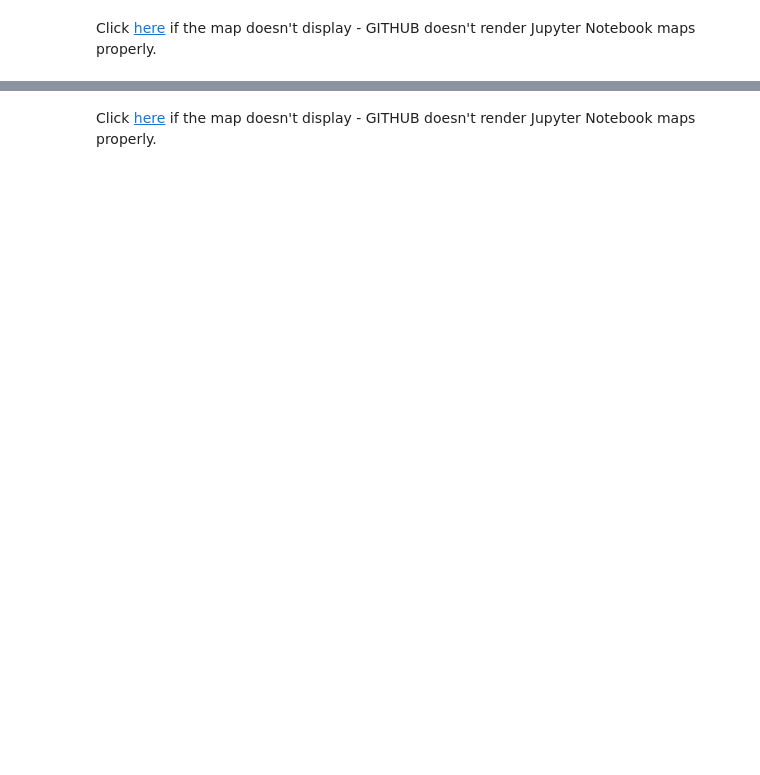
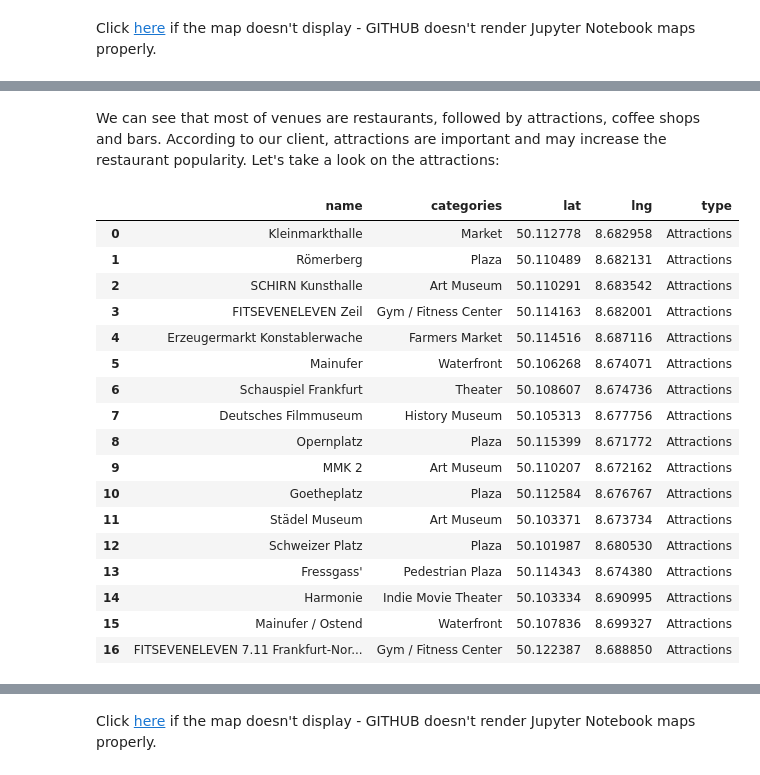
Before and after one commit to leaofrigo/Coursera_Capstone, a Jupyter notebook: mkt_analysis_final.ipynb, the cells around one changed output, grey strips where cells are left out. Drawn from its saved outputs; the diff is of its cells as text; code cells hidden in the pictures; blank space fills up the shorter version.

```diff
--- a/mkt_analysis_final.ipynb
+++ b/mkt_analysis_final.ipynb
@@ -35,17 +37,23 @@ The client gave the following rules and recommendations:
 # %%
 import requests
 import pandas as pd
+import seaborn as sns
+import folium
+import geopy
+from geopy.distance import distance
 from pandas import json_normalize
 
-# Frankfurt's finance center lat / lon
-fkf_latlon=[50.110924,8.682127]
+# frankfurt's finance center lat / lon
+fkf_lat=50.110924
+fkf_lon=8.682127
+fkf_latlon=[fkf_lat,fkf_lon]
 
-# Foursquare API credentials are stored in a hidden file
+# foursquare API credentials are stored in a hidden file
 from secret_settings import *
 
-# Foursquare API request parameters
+# foursquare API request parameters
 LIMIT = 100
-radius = 2500
+radius = 3000
 
 # request from Foursquare API
 url = 'https://api.foursquare.com/v2/venues/explore?&client_id={}&client_secret={}&v={}&ll={},{}&radius={}&limit={}'.format(
@@ -83,4 +91,6 @@ fkf_location_venues['venue.categories'] = fkf_location_venues.apply(get_category
 
 # clean columns
 fkf_location_venues.columns = [col.split(".")[-1] for col in fkf_location_venues.columns]
-fkf_location_venues.head()
+
+# load available locations for rental that a real estate agent pre-selected
+rental_props=pd.read_csv('rent_selected.csv')
@@ -112,0 +204,25 @@ Click [here](city_map.html) if the map doesn't display - GITHUB doesn't render J
+# %% [markdown]
+We can see that most of venues are restaurants, followed by attractions, coffee shops and bars. According to our client, attractions are important and may increase the restaurant popularity. Let's take a look on the attractions:
+# %%
+# retrieve name of all attractions
+list_attractions=fkf_location_venues.loc[fkf_location_venues['type'] == 'Attractions']
+list_attractions.reset_index(drop=True)
+# %% [output]
+|  | name | categories | lat | lng | type |
+| 0 | Kleinmarkthalle | Market | 50.112778 | 8.682958 | Attractions |
+| 1 | Römerberg | Plaza | 50.110489 | 8.682131 | Attractions |
+| 2 | SCHIRN Kunsthalle | Art Museum | 50.110291 | 8.683542 | Attractions |
+| 3 | FITSEVENELEVEN Zeil | Gym / Fitness Center | 50.114163 | 8.682001 | Attractions |
+| 4 | Erzeugermarkt Konstablerwache | Farmers Market | 50.114516 | 8.687116 | Attractions |
+| 5 | Mainufer | Waterfront | 50.106268 | 8.674071 | Attractions |
+| 6 | Schauspiel Frankfurt | Theater | 50.108607 | 8.674736 | Attractions |
+| 7 | Deutsches Filmmuseum | History Museum | 50.105313 | 8.677756 | Attractions |
+| 8 | Opernplatz | Plaza | 50.115399 | 8.671772 | Attractions |
+| 9 | MMK 2 | Art Museum | 50.110207 | 8.672162 | Attractions |
+| 10 | Goetheplatz | Plaza | 50.112584 | 8.676767 | Attractions |
+| 11 | Städel Museum | Art Museum | 50.103371 | 8.673734 | Attractions |
+| 12 | Schweizer Platz | Plaza | 50.101987 | 8.680530 | Attractions |
+| 13 | Fressgass' | Pedestrian Plaza | 50.114343 | 8.674380 | Attractions |
+| 14 | Harmonie | Indie Movie Theater | 50.103334 | 8.690995 | Attractions |
+| 15 | Mainufer / Ostend | Waterfront | 50.107836 | 8.699327 | Attractions |
+| 16 | FITSEVENELEVEN 7.11 Frankfurt-Nor... | Gym / Fitness Center | 50.122387 | 8.688850 | Attractions |
```
Also changed, not shown: parts of 43 cells of this notebook, 10 other files.
